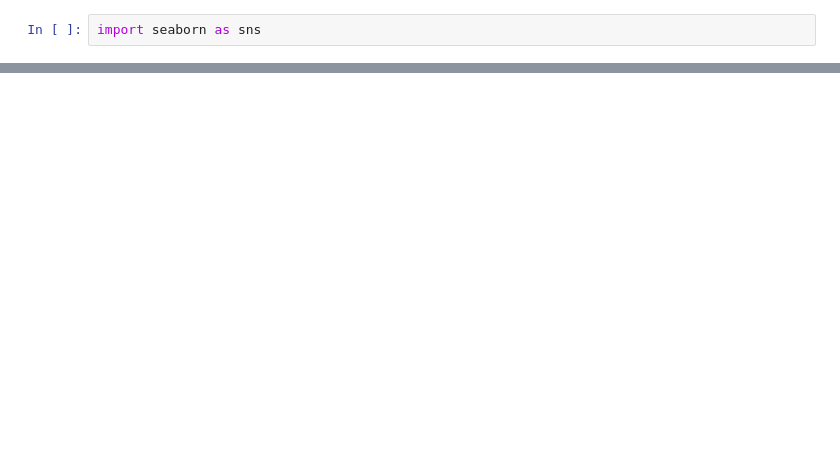
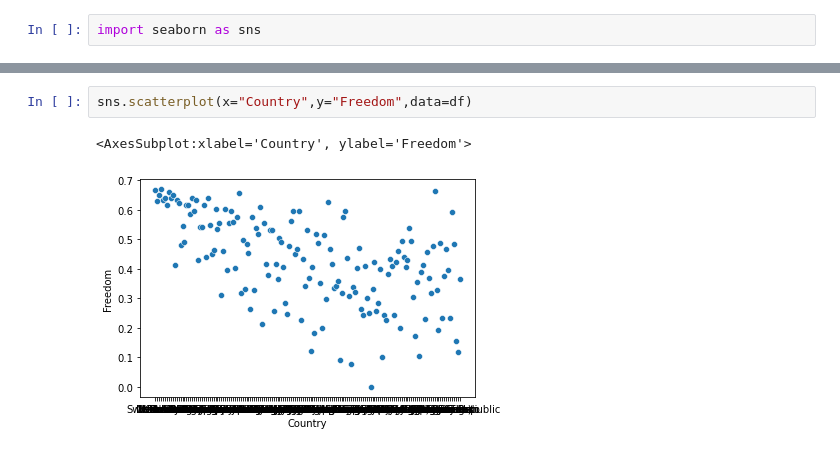
Before and after one commit to Debanti14/Datatrained-Practice_Projects, a Jupyter notebook: P_P1-World Happiness Report.ipynb, the cells around one changed output, grey strips where cells are left out. Saved outputs shown, nothing was run; the diff lists cells and outputs as text; blank space fills up the shorter version.

```diff
--- a/P_P1-World Happiness Report.ipynb
+++ b/P_P1-World Happiness Report.ipynb
@@ -37,0 +114,5 @@ sns.scatterplot(x="",y="",data=df)
+# %%
+sns.scatterplot(x="Country",y="Freedom",data=df)
+# %% [output]
+<AxesSubplot:xlabel='Country', ylabel='Freedom'>
+[figure, added]
```
Also changed, not shown: parts of 34 cells of this notebook.
